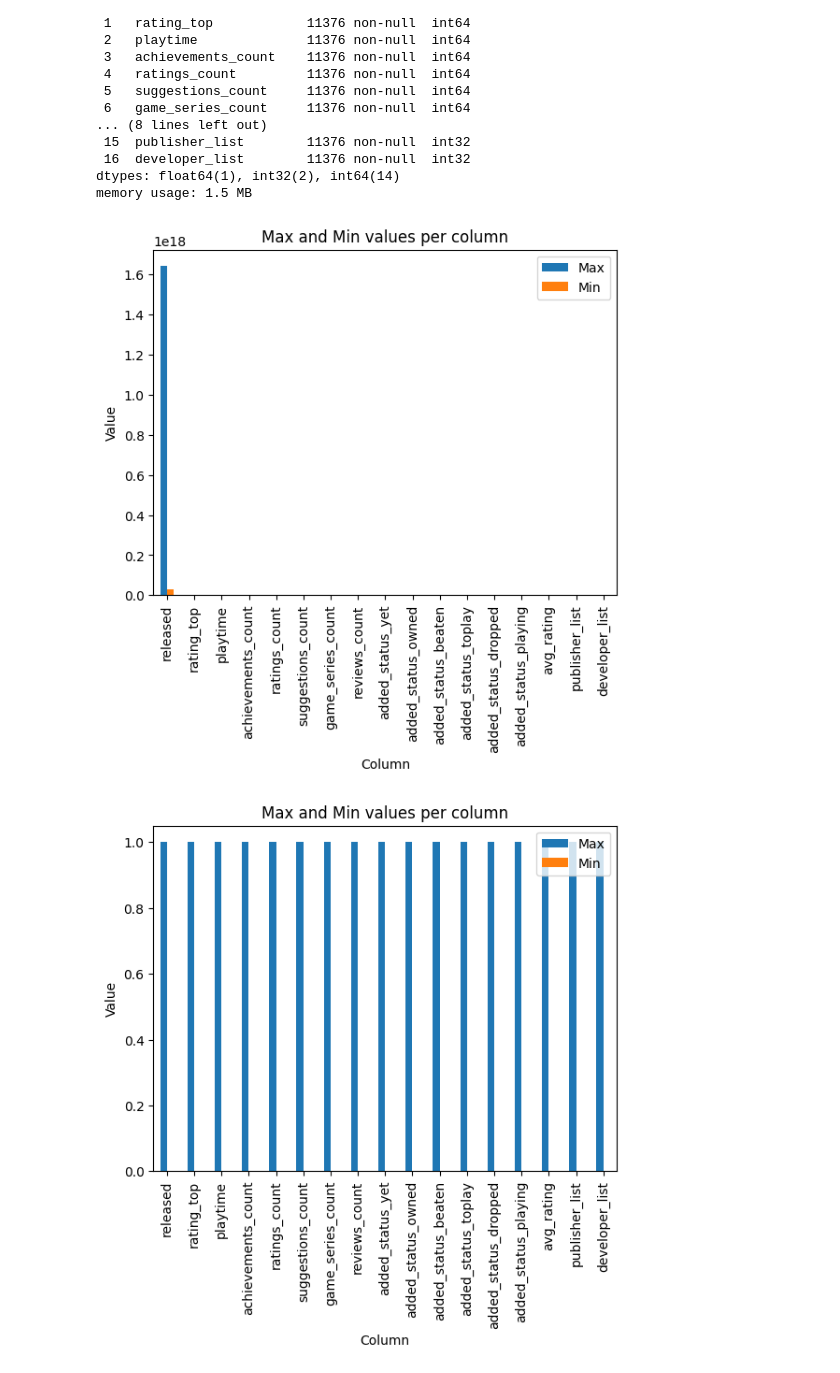
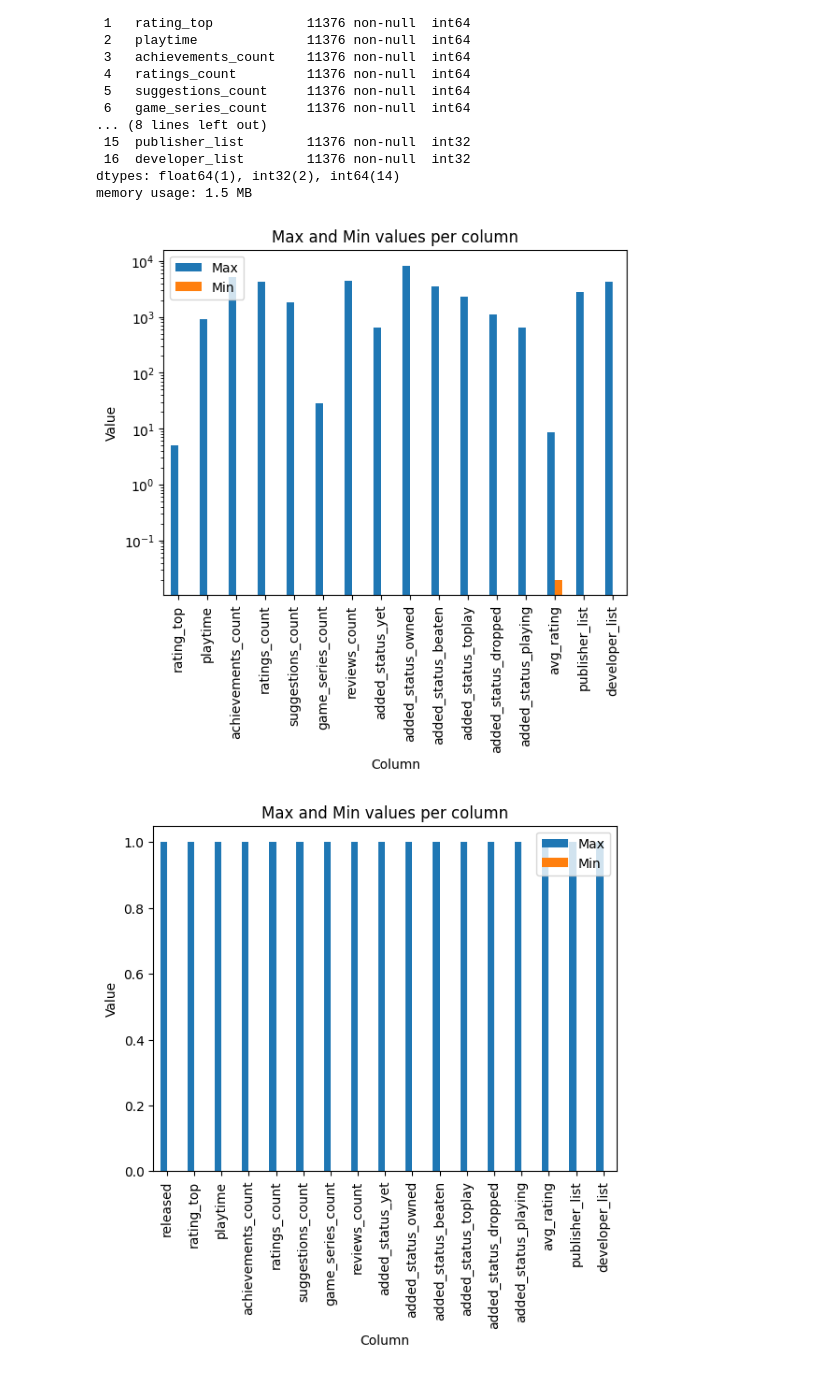
Before and after one commit to Mr-Stark01/ITSDPROJ, a Jupyter notebook: nb.ipynb, the cells around one changed output. Cells and saved outputs as stored; diff of their text form; code cells hidden in the pictures.

```diff
--- a/nb.ipynb
+++ b/nb.ipynb
@@ -340,26 +340,24 @@ memory usage: 1.5 MB
 # %%
 import matplotlib.pyplot as plt
 import numpy as np
 
-#Calculate the maximum and minimum of each column
-max_values = df_cleaned_norm.max()
-min_values = df_cleaned_norm.min()
+max_values = df_cleaned_norm.drop(columns='released').max() # otherwise the erleased would be the only value observable
+min_values = df_cleaned_norm.drop(columns='released').min()
+print(min_values)
 
-# Create a new DataFrame for the visualization
 df_viz = pd.DataFrame({'Max': max_values, 'Min': min_values})
 
-# Plot the DataFrame
 df_viz.plot(kind='bar')
 
-# Set the title and labels
 plt.title('Max and Min values per column')
 plt.xlabel('Column')
+plt.yscale('log')
 plt.ylabel('Value')
 
 # Show the plot
 plt.show()
 # %% [output]
-[figure, old version]
+[figure, new version]
 # %%
 from sklearn.preprocessing import MinMaxScaler
 scaler = MinMaxScaler()
```
Also changed, not shown: parts of 9 cells of this notebook.
